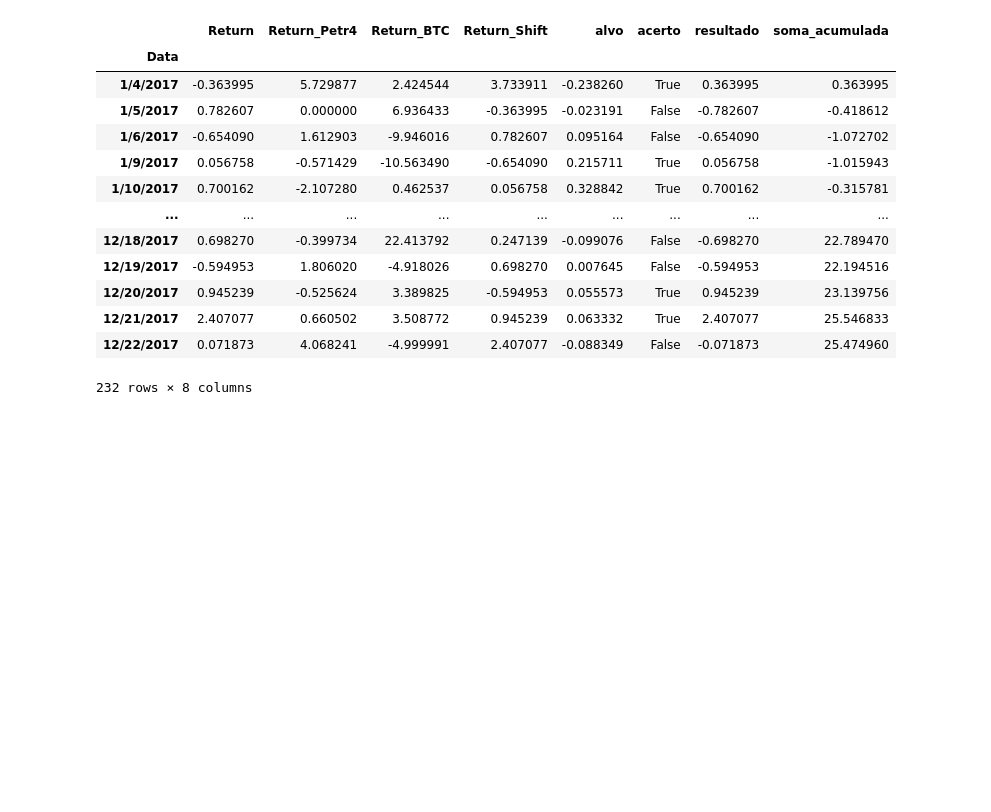
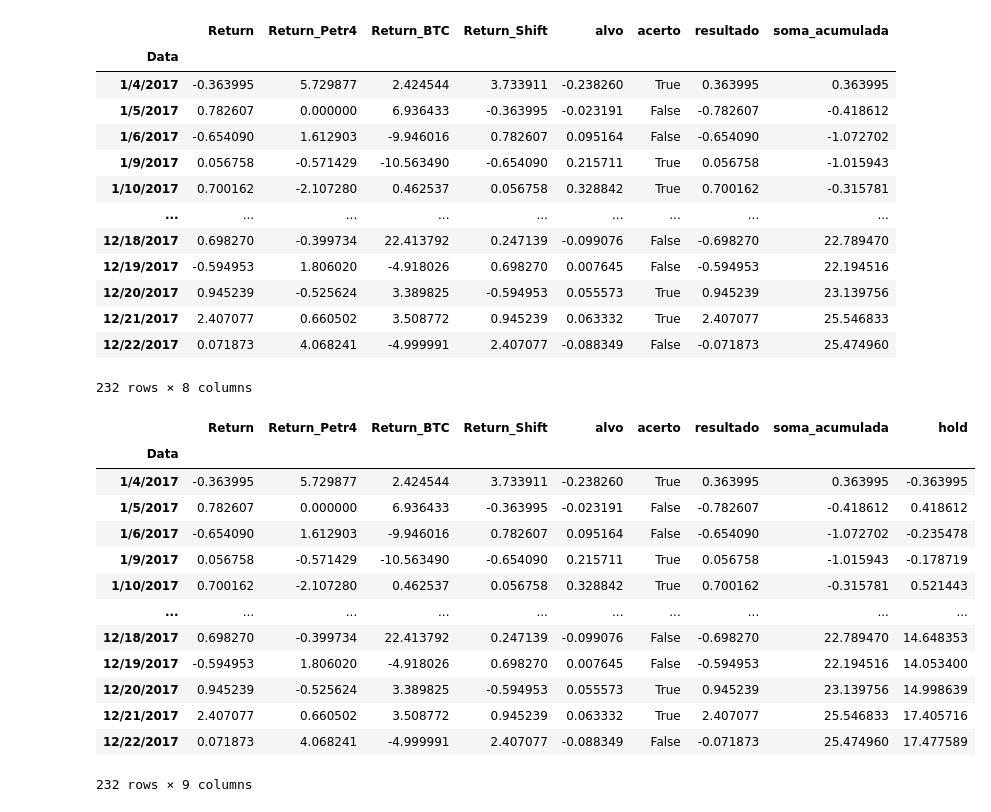
Before and after one commit to leanderdulac/finance, a Jupyter notebook: regressão_linear.ipynb, the cells around one changed output. Saved outputs shown, nothing was run; the diff lists cells and outputs as text; code cells hidden in the pictures; blank space fills up the shorter version.

```diff
--- a/regressão_linear.ipynb
+++ b/regressão_linear.ipynb
@@ -102,4 +102,22 @@ df
 | 12/21/2017 | 2.407077 | 0.660502 | 3.508772 | 0.945239 | 0.063332 | True | 2.407077 | 25.546833 |
 | 12/22/2017 | 0.071873 | 4.068241 | -4.999991 | 2.407077 | -0.088349 | False | -0.071873 | 25.474960 |
 232 rows × 8 columns
+# %%
+df['hold'] = df['Return'].cumsum()
+df
+# %% [output]
+|  | Return | Return_Petr4 | Return_BTC | Return_Shift | alvo | acerto | resultado | soma_acumulada | hold |
+| Data |  |  |  |  |  |  |  |  |  |
+| 1/4/2017 | -0.363995 | 5.729877 | 2.424544 | 3.733911 | -0.238260 | True | 0.363995 | 0.363995 | -0.363995 |
+| 1/5/2017 | 0.782607 | 0.000000 | 6.936433 | -0.363995 | -0.023191 | False | -0.782607 | -0.418612 | 0.418612 |
+| 1/6/2017 | -0.654090 | 1.612903 | -9.946016 | 0.782607 | 0.095164 | False | -0.654090 | -1.072702 | -0.235478 |
+| 1/9/2017 | 0.056758 | -0.571429 | -10.563490 | -0.654090 | 0.215711 | True | 0.056758 | -1.015943 | -0.178719 |
+| 1/10/2017 | 0.700162 | -2.107280 | 0.462537 | 0.056758 | 0.328842 | True | 0.700162 | -0.315781 | 0.521443 |
+| ... | ... | ... | ... | ... | ... | ... | ... | ... | ... |
+| 12/18/2017 | 0.698270 | -0.399734 | 22.413792 | 0.247139 | -0.099076 | False | -0.698270 | 22.789470 | 14.648353 |
+| 12/19/2017 | -0.594953 | 1.806020 | -4.918026 | 0.698270 | 0.007645 | False | -0.594953 | 22.194516 | 14.053400 |
+| 12/20/2017 | 0.945239 | -0.525624 | 3.389825 | -0.594953 | 0.055573 | True | 0.945239 | 23.139756 | 14.998639 |
+| 12/21/2017 | 2.407077 | 0.660502 | 3.508772 | 0.945239 | 0.063332 | True | 2.407077 | 25.546833 | 17.405716 |
+| 12/22/2017 | 0.071873 | 4.068241 | -4.999991 | 2.407077 | -0.088349 | False | -0.071873 | 25.474960 | 17.477589 |
+232 rows × 9 columns
 # %%
```
Also changed, not shown: parts of 1 cell of this notebook.
